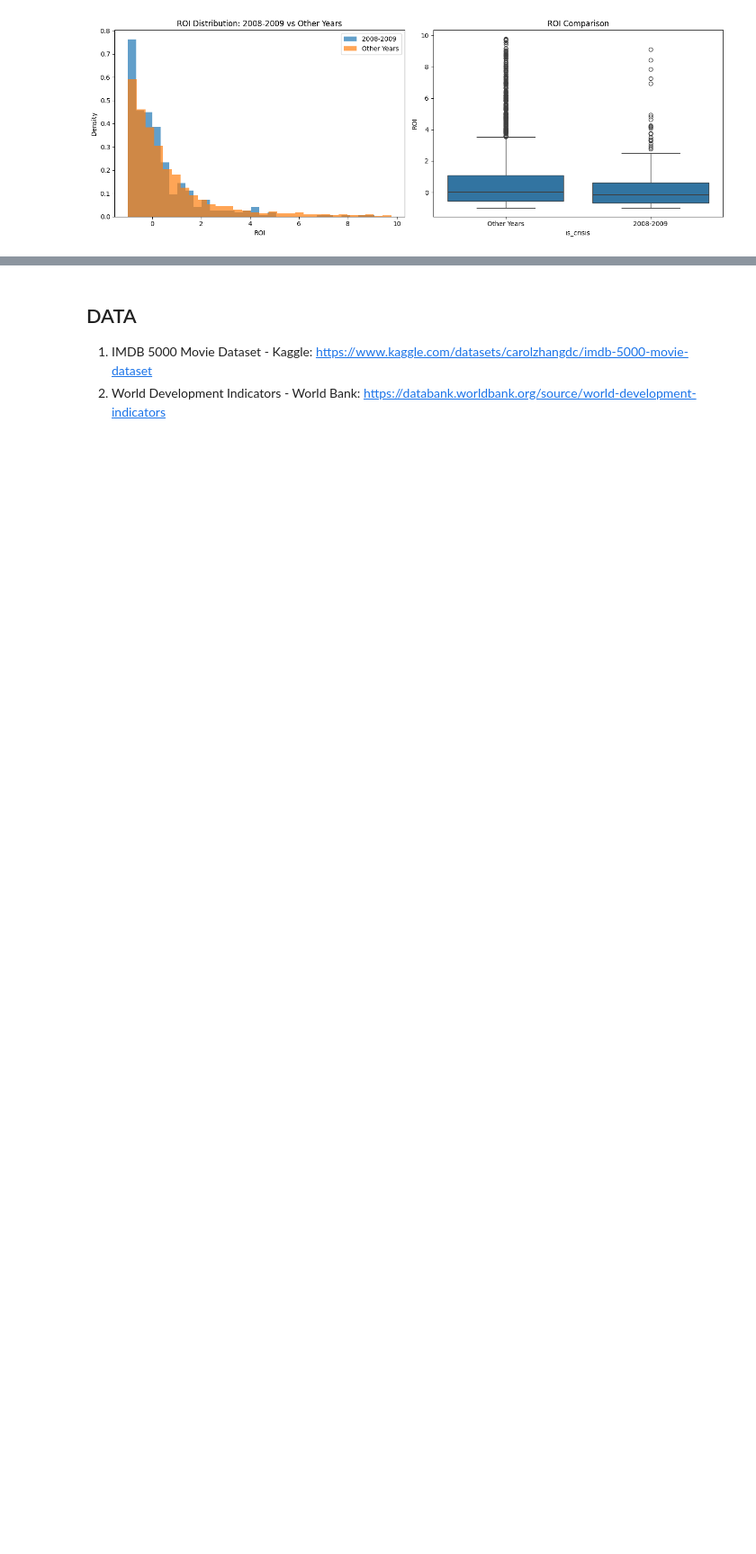
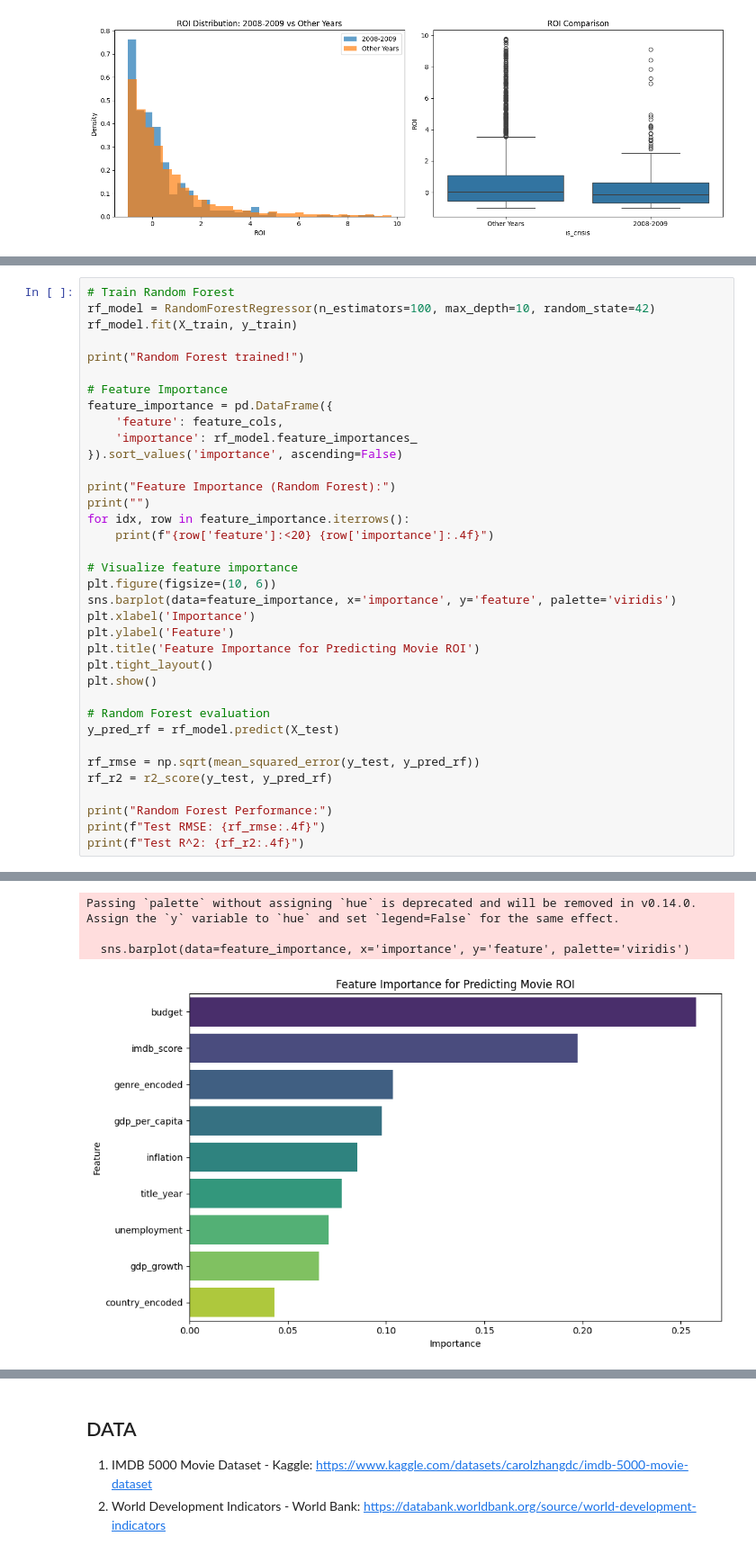
Before and after one commit to MFA3420/Fatih-Alacac-DSA-210-, a Jupyter notebook: dsa210_project.ipynb, the cells around one changed output, grey strips where cells are left out. Shown at 90% size. Saved outputs shown, nothing was run; the diff lists cells and outputs as text; blank space fills up the shorter version.

```diff
--- a/dsa210_project.ipynb
+++ b/dsa210_project.ipynb
@@ -584,0 +708,37 @@ plt.show()
+# %%
+# Train Random Forest
+rf_model = RandomForestRegressor(n_estimators=100, max_depth=10, random_state=42)
+rf_model.fit(X_train, y_train)
+
+print("Random Forest trained!")
+
+# Feature Importance
+feature_importance = pd.DataFrame({
+    'feature': feature_cols,
+    'importance': rf_model.feature_importances_
+}).sort_values('importance', ascending=False)
+
+print("Feature Importance (Random Forest):")
+print("")
+for idx, row in feature_importance.iterrows():
+    print(f"{row['feature']:<20} {row['importance']:.4f}")
+
+# Visualize feature importance
+plt.figure(figsize=(10, 6))
+sns.barplot(data=feature_importance, x='importance', y='feature', palette='viridis')
+plt.xlabel('Importance')
+plt.ylabel('Feature')
+plt.title('Feature Importance for Predicting Movie ROI')
+plt.tight_layout()
+plt.show()
+
+# Random Forest evaluation
+y_pred_rf = rf_model.predict(X_test)
+
+rf_rmse = np.sqrt(mean_squared_error(y_test, y_pred_rf))
+rf_r2 = r2_score(y_test, y_pred_rf)
+
+print("Random Forest Performance:")
+print(f"Test RMSE: {rf_rmse:.4f}")
+print(f"Test R^2: {rf_r2:.4f}")
+# %% [output]
@@ -584,0 +757,4 @@ plt.show()
+Passing `palette` without assigning `hue` is deprecated and will be removed in v0.14.0. Assign the `y` variable to `hue` and set `legend=False` for the same effect.
+
+  sns.barplot(data=feature_importance, x='importance', y='feature', palette='viridis')
+[figure, added]
```
Also changed, not shown: parts of 13 cells of this notebook.
